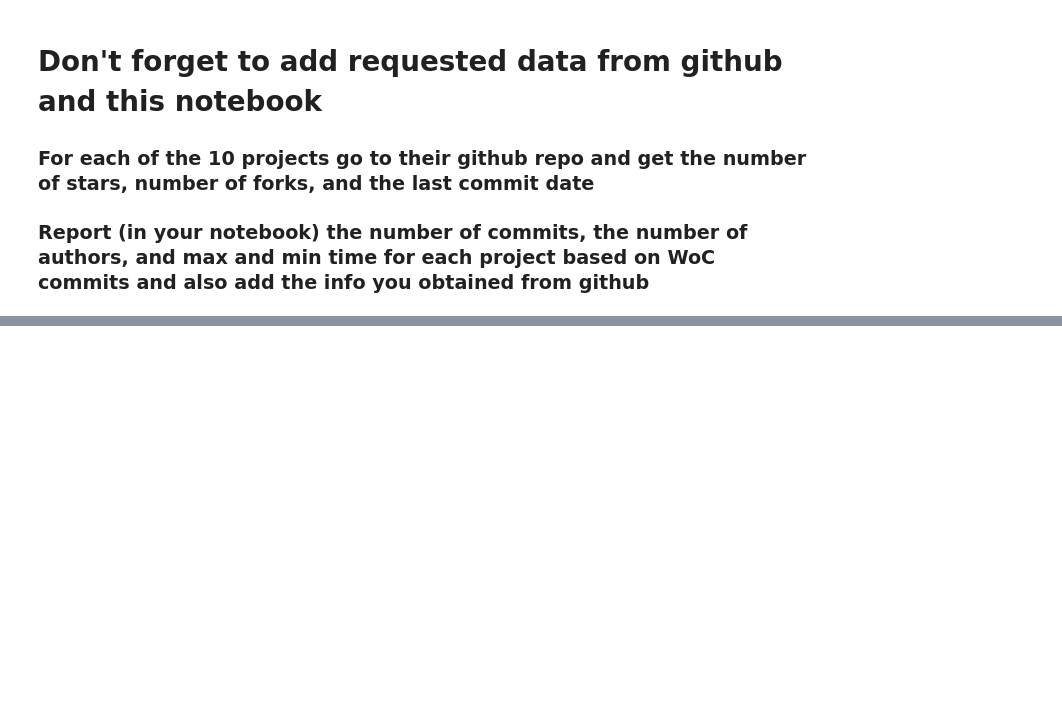
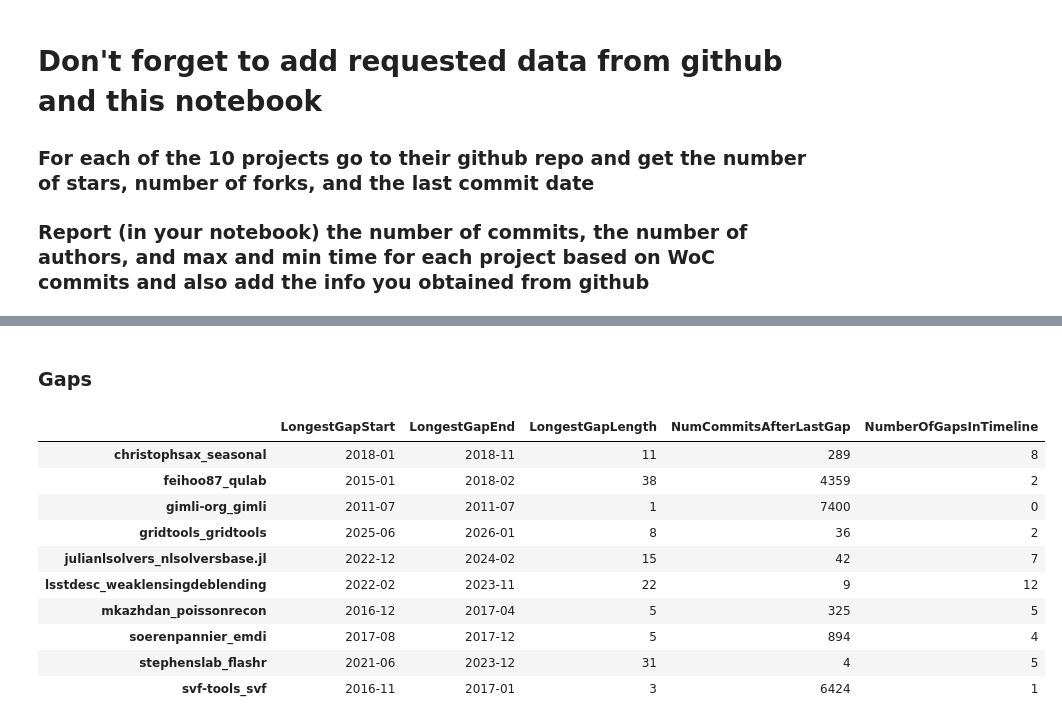
Before and after one commit to TylerCartier106/MiniProject2, a Jupyter notebook: tcartier.ipynb, the cells around one changed output, grey strips where cells are left out. Saved outputs shown, nothing was run; the diff lists cells and outputs as text; code cells hidden in the pictures; blank space fills up the shorter version.

```diff
--- a/tcartier.ipynb
+++ b/tcartier.ipynb
@@ -219,0 +279,42 @@ Notes: 24 of 39,412 commits (0.06%) couldn't be retrieved after retries. Author
+# %% [markdown]
+### Gaps
+# %%
+def zero_runs(ts):
+    """Return list of (start_month, end_month, length) for each run of zero-commit months."""
+    runs, start = [], None
+    months, vals = list(ts.index), ts['commits'].tolist()
+    for i, v in enumerate(vals):
+        if v == 0 and start is None:
+            start = i
+        if v != 0 and start is not None:
+            runs.append((months[start], months[i-1], i - start)); start = None
+    if start is not None:
+        runs.append((months[start], months[-1], len(vals) - start))
+    return runs
+
+gap_info = {}
+for prj, ts in series.items():
+    runs = zero_runs(ts)
+    n_gaps3 = sum(1 for r in runs if r[2] >= 3)
+    if runs:
+        s, e, L = max(runs, key=lambda r: r[2])         # ties -> earliest
+        after = int(ts.loc[ts.index > e, 'commits'].sum())
+        gap_info[prj] = dict(LongestGapStart=str(s), LongestGapEnd=str(e), LongestGapLength=L,
+                             NumCommitsAfterLastGap=after, NumberOfGapsInTimeline=n_gaps3)
+    else:
+        gap_info[prj] = dict(LongestGapStart='', LongestGapEnd='', LongestGapLength=0,
+                             NumCommitsAfterLastGap=int(ts['commits'].sum()), NumberOfGapsInTimeline=0)
+
+pd.DataFrame(gap_info).T
+# %% [output]
+|  | LongestGapStart | LongestGapEnd | LongestGapLength | NumCommitsAfterLastGap | NumberOfGapsInTimeline |
+| christophsax_seasonal | 2018-01 | 2018-11 | 11 | 289 | 8 |
+| feihoo87_qulab | 2015-01 | 2018-02 | 38 | 4359 | 2 |
+| gimli-org_gimli | 2011-07 | 2011-07 | 1 | 7400 | 0 |
+| gridtools_gridtools | 2025-06 | 2026-01 | 8 | 36 | 2 |
+| julianlsolvers_nlsolversbase.jl | 2022-12 | 2024-02 | 15 | 42 | 7 |
+| lsstdesc_weaklensingdeblending | 2022-02 | 2023-11 | 22 | 9 | 12 |
+| mkazhdan_poissonrecon | 2016-12 | 2017-04 | 5 | 325 | 5 |
+| soerenpannier_emdi | 2017-08 | 2017-12 | 5 | 894 | 4 |
+| stephenslab_flashr | 2021-06 | 2023-12 | 31 | 4 | 5 |
+| svf-tools_svf | 2016-11 | 2017-01 | 3 | 6424 | 1 |
```
Also changed, not shown: parts of 6 cells of this notebook, 34 other files.
